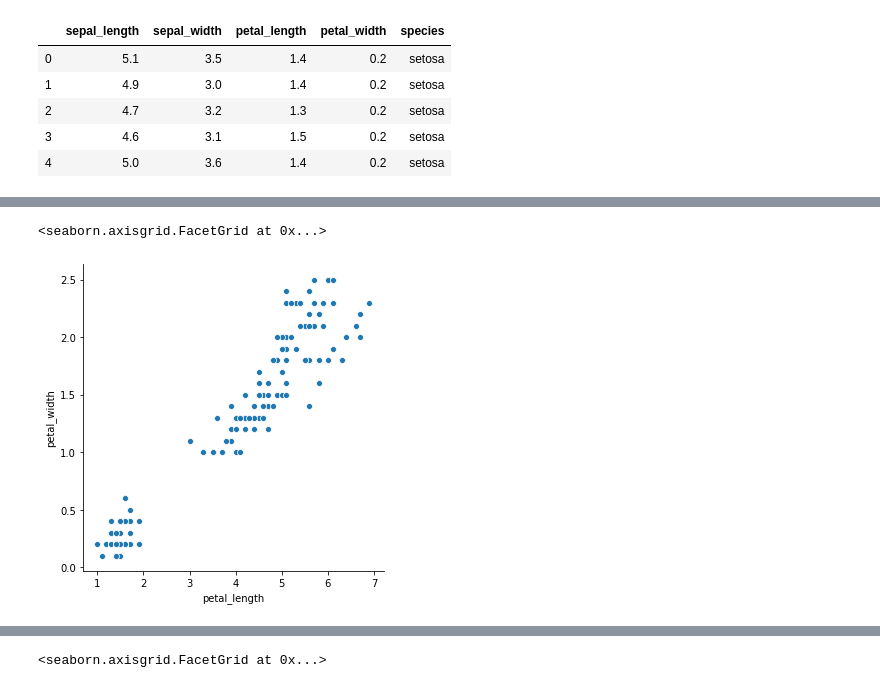
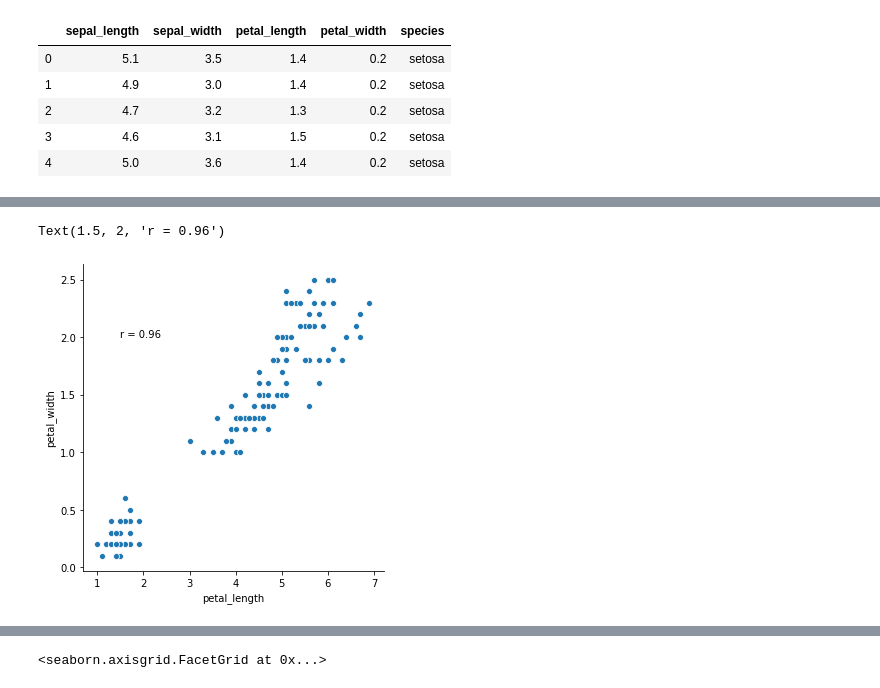
Before and after one commit to allenjiang666/python-exercises, a Jupyter notebook: 4.8.5_seaborn_exercises.ipynb, the cells around one changed output, grey strips where cells are left out. Drawn from its saved outputs; the diff is of its cells as text; code cells hidden in the pictures.

```diff
--- a/4.8.5_seaborn_exercises.ipynb
+++ b/4.8.5_seaborn_exercises.ipynb
@@ -33,6 +36,10 @@ sns.distplot(ir["petal_width"])
 # %%
 # Is there a correlation between petal length and petal width?
 sns.relplot(x='petal_length', y='petal_width', data=ir)
+
+# correlation amplitude
+r = ir.corr().loc['petal_length', 'petal_width']
+plt.text(1.5, 2, f'r = {r:.2}')
 # %% [output]
-<seaborn.axisgrid.FacetGrid at 0x...>
+Text(1.5, 2, 'r = 0.96')
-[figure, old version]
+[figure, new version]
```
Also changed, not shown: parts of 16 cells of this notebook, 1 other file.
